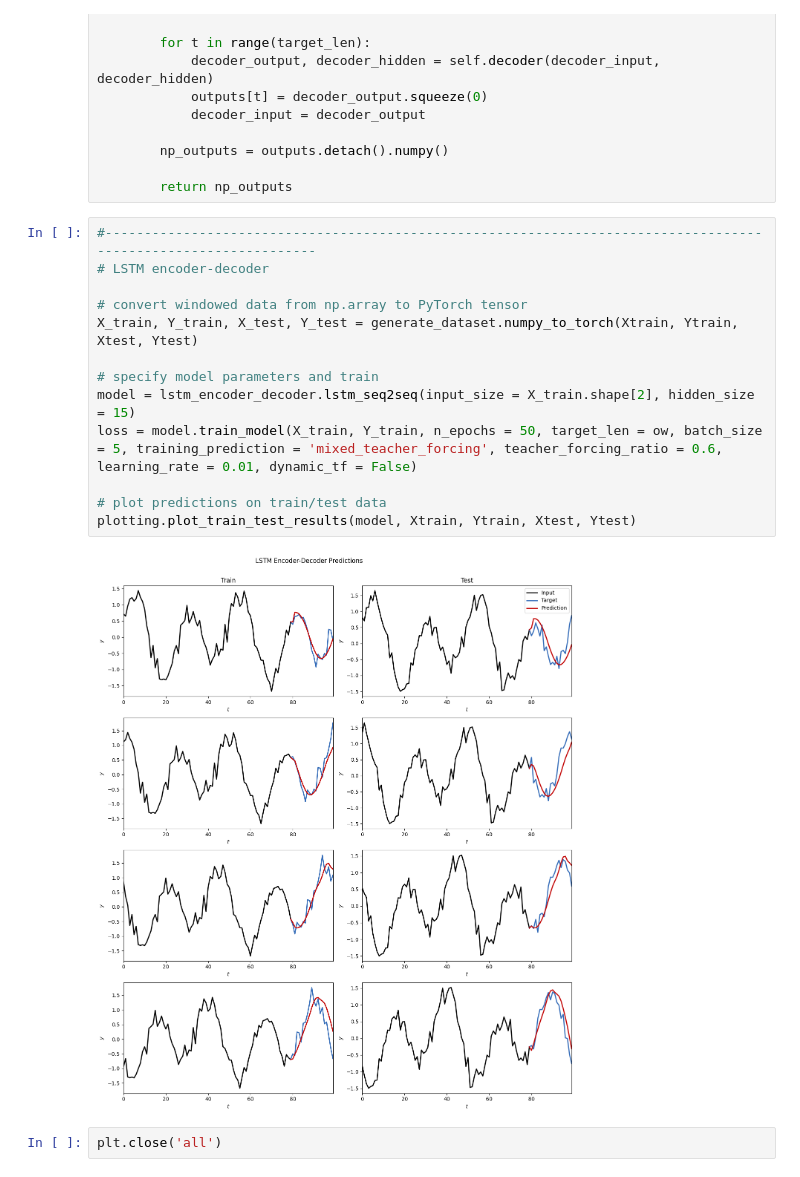
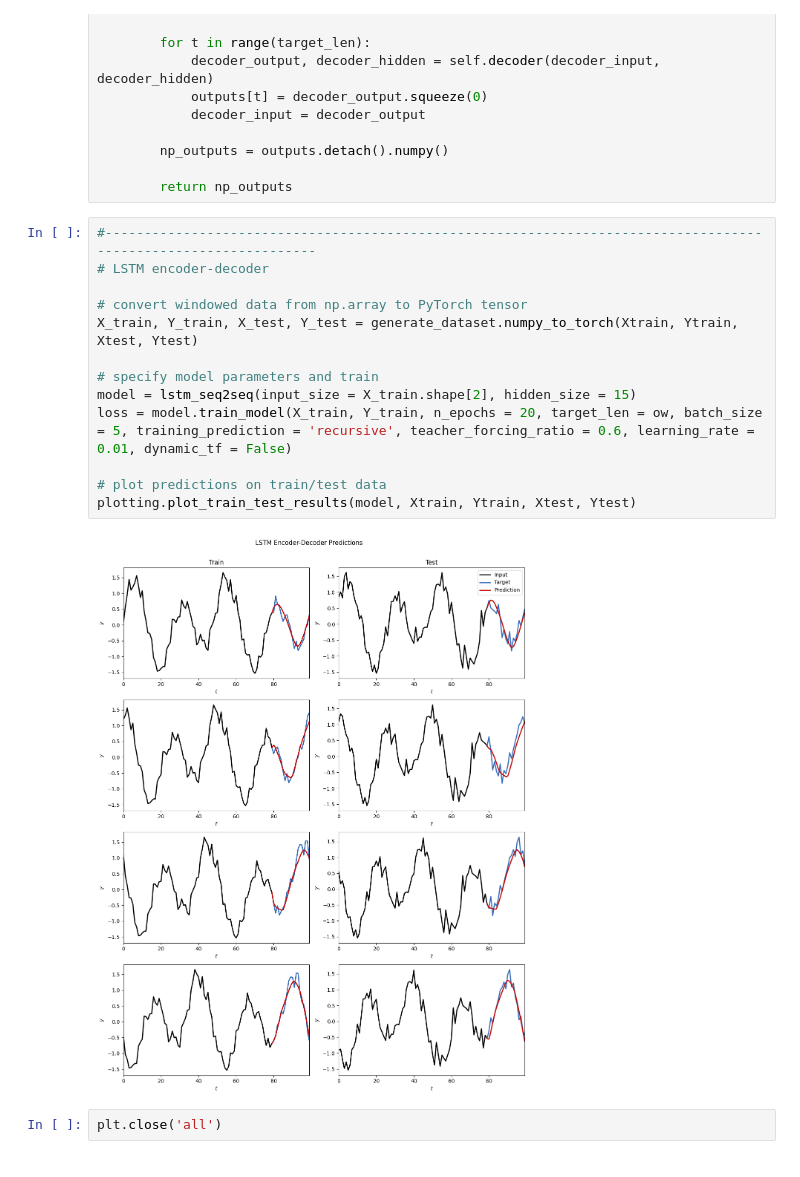
Before and after one commit to Bduz/LSTM_encoder_decoder, a Jupyter notebook: code/example_detailed.ipynb, the cells around one changed output. Saved outputs shown, nothing was run; the diff lists cells and outputs as text.

```diff
--- a/code/example_detailed.ipynb
+++ b/code/example_detailed.ipynb
@@ -339,17 +339,17 @@ class lstm_seq2seq(nn.Module):
 # %%
 #----------------------------------------------------------------------------------------------------------------
 # LSTM encoder-decoder
 
 # convert windowed data from np.array to PyTorch tensor
 X_train, Y_train, X_test, Y_test = generate_dataset.numpy_to_torch(Xtrain, Ytrain, Xtest, Ytest)
 
 # specify model parameters and train
-model = lstm_encoder_decoder.lstm_seq2seq(input_size = X_train.shape[2], hidden_size = 15)
-loss = model.train_model(X_train, Y_train, n_epochs = 50, target_len = ow, batch_size = 5, training_prediction = 'mixed_teacher_forcing', teacher_forcing_ratio = 0.6, learning_rate = 0.01, dynamic_tf = False)
+model = lstm_seq2seq(input_size = X_train.shape[2], hidden_size = 15)
+loss = model.train_model(X_train, Y_train, n_epochs = 20, target_len = ow, batch_size = 5, training_prediction = 'recursive', teacher_forcing_ratio = 0.6, learning_rate = 0.01, dynamic_tf = False)
 
 # plot predictions on train/test data
 plotting.plot_train_test_results(model, Xtrain, Ytrain, Xtest, Ytest)
 # %% [output]
-[figure, old version]
+[figure, new version]
 # %%
 plt.close('all')
```
Also changed, not shown: parts of 2 cells of this notebook.
